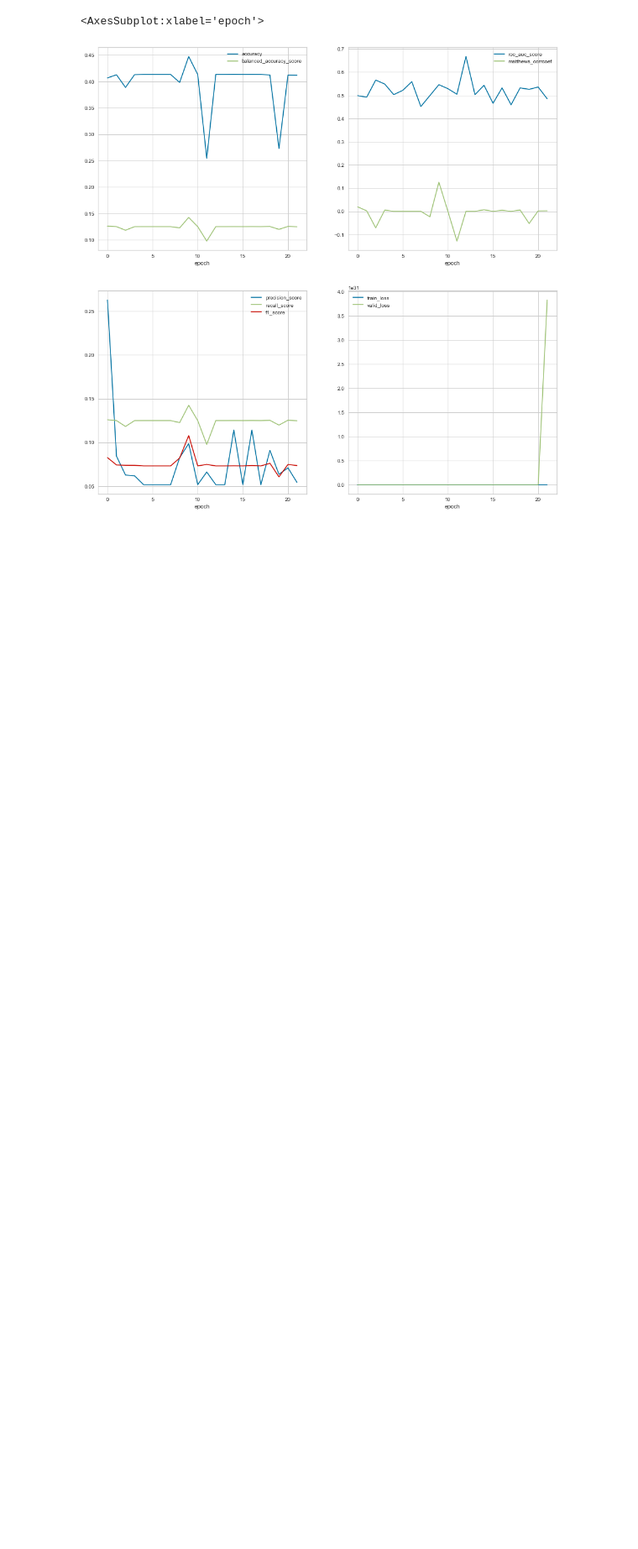
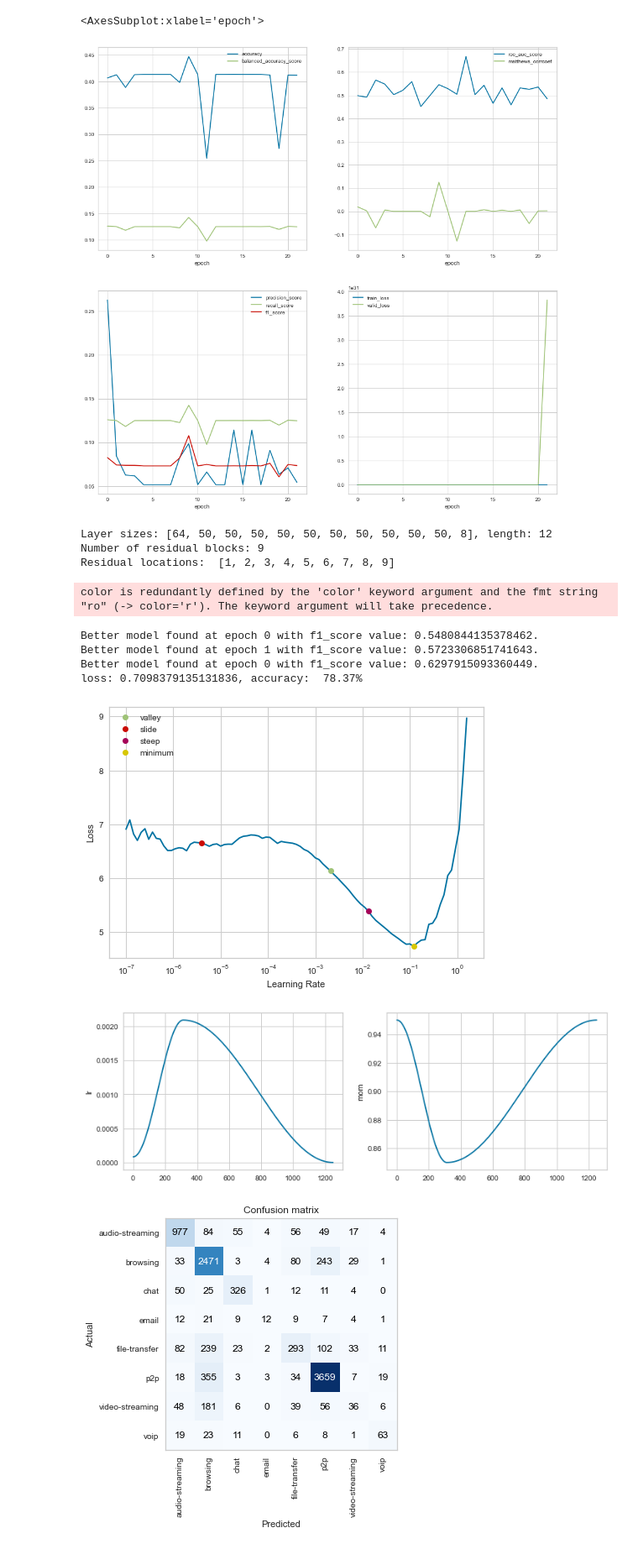
Before and after one commit to Karson-Fye/CMUDarknet, a Jupyter notebook: Data/ResNet_tests.ipynb, the cells around one changed output. Shown at 84% size. Saved outputs shown, nothing was run; the diff lists cells and outputs as text; code cells hidden in the pictures; blank space fills up the shorter version.

```diff
--- a/Data/ResNet_tests.ipynb
+++ b/Data/ResNet_tests.ipynb
@@ -3631,3 +3631,50 @@ df_2.plot(x='epoch', y=['train_loss', 'valid_loss'], ax=ax[1][1])
 # %% [output]
 <AxesSubplot:xlabel='epoch'>
 [figure]
+# %%
+logger_1 = DFLogger()
+collector_1 = ModelStatsCallback()
+grapher_1 = LazyGraphCallback()
+model_saver = SaveModelCallback(monitor='f1_score')
+callbacks_1 = [model_saver, logger_1, collector_1, grapher_1]
+procs = [Categorify, FillMissing, Normalize]
+
+res_results: dict = {
+    '100x100_100_epochs_c=1_logger': logger_1,
+    '100x100_100_epochs_c=1_collector': collector_1,
+    '100x100_100_epochs_c=1_grapher': grapher_1,
+}
+
+res_results['100x100_100_epochs_c_1'] = run_residual_deep_nn_experiment(
+    application_dataset_2['Dataset'].sample(50000),
+    application_dataset_2['File'],
+    'Application Type',
+    list(50 for i in range(10)),
+    epochs=2,
+    callbacks=callbacks_1,
+    cardinality=list(4 for i in range(10)),
+    no_bar=True,
+)
+
+
+df_1 = logger_1.df
+df_1
+
+
+fig, ax = plt.subplots(nrows=2, ncols=2, figsize=(16, 16))
+df_1.plot(x='epoch', y=['accuracy', 'balanced_accuracy_score'], ax=ax[0][0])
+df_1.plot(x='epoch', y=['roc_auc_score', 'matthews_corrcoef'], ax=ax[0][1])
+df_1.plot(x='epoch', y=['precision_score', 'recall_score', 'f1_score'], ax=ax[1][0])
+grapher_1.plot_graph(ax=ax[1][1])
+# %% [output]
+Layer sizes: [64, 50, 50, 50, 50, 50, 50, 50, 50, 50, 50, 8], length: 12
+Number of residual blocks: 9
+Residual locations:  [1, 2, 3, 4, 5, 6, 7, 8, 9]
+color is redundantly defined by the 'color' keyword argument and the fmt string "ro" (-> color='r'). The keyword argument will take precedence.
+Better model found at epoch 0 with f1_score value: 0.5480844135378462.
+Better model found at epoch 1 with f1_score value: 0.5723306851741643.
+Better model found at epoch 0 with f1_score value: 0.6297915093360449.
+loss: 0.7098379135131836, accuracy:  78.37%
+[figure, added]
+[figure, added]
+[figure, added]
```
Also changed, not shown: parts of 1 cell of this notebook, 9 other files.
